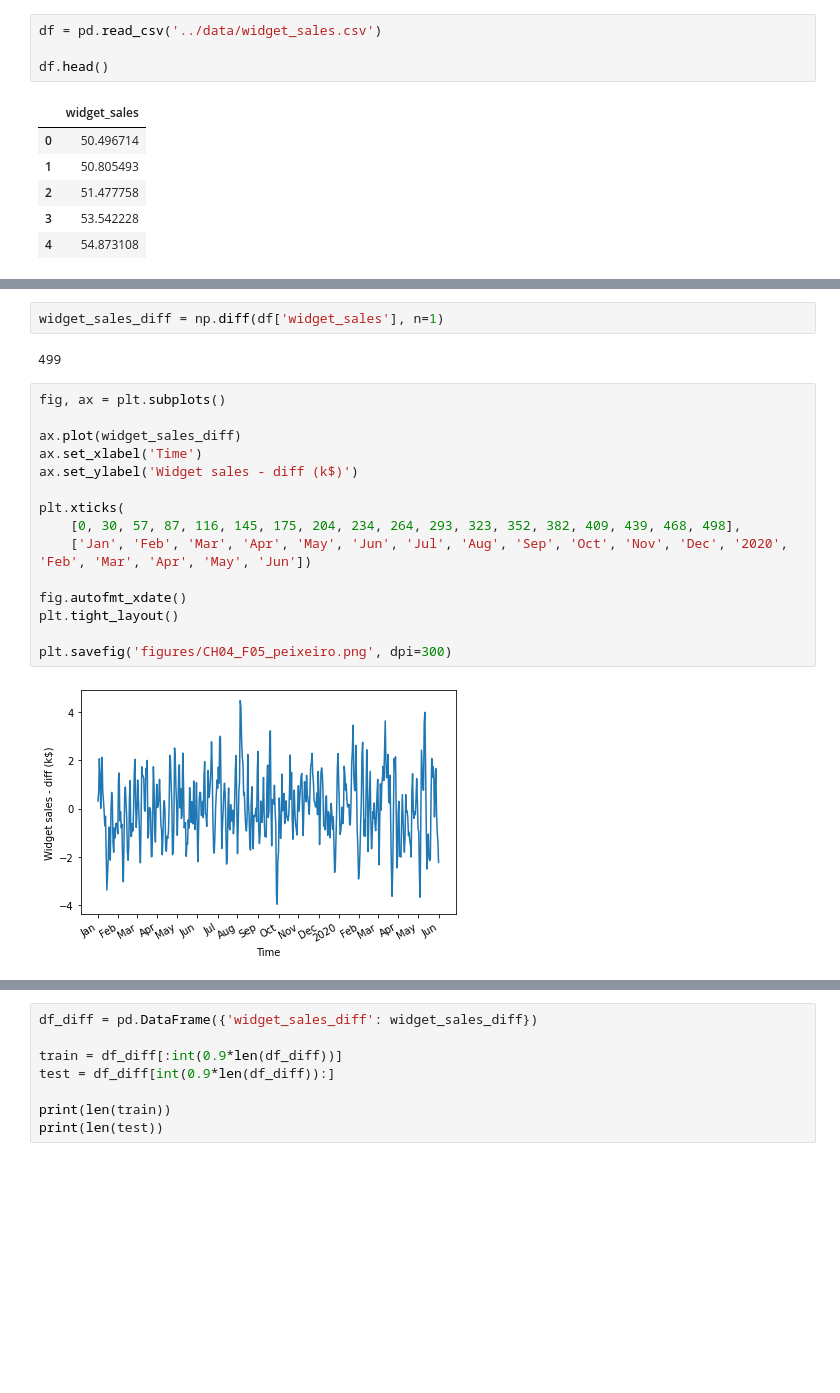
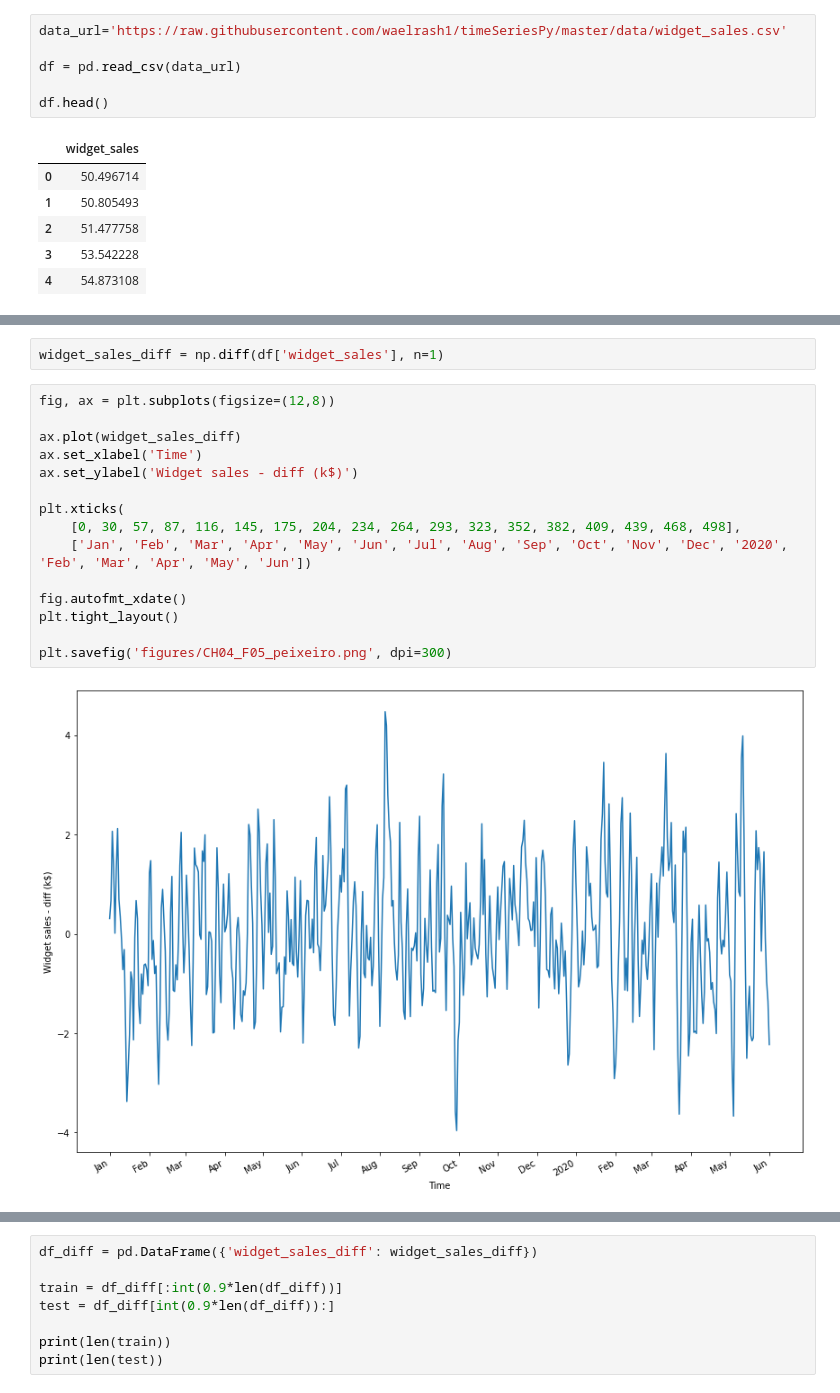
Before and after one commit to waelrash1/forecastingmodelsPY, a Jupyter notebook: CH04/CH04.ipynb, the cells around one changed output, grey strips where cells are left out. Drawn from its saved outputs; the diff is of its cells as text; blank space fills up the shorter version.

```diff
--- a/CH04/CH04.ipynb
+++ b/CH04/CH04.ipynb
@@ -16,5 +35,7 @@ warnings.filterwarnings('ignore')
 # %%
-df = pd.read_csv('../data/widget_sales.csv')
+data_url='https://raw.githubusercontent.com/waelrash1/timeSeriesPy/master/data/widget_sales.csv'
+
+df = pd.read_csv(data_url)
 
 df.head()
 # %% [output]
@@ -53,24 +173,22 @@ p-value: 0.5274845352272619
 # %%
 widget_sales_diff = np.diff(df['widget_sales'], n=1)
-# %% [output]
-499
 # %%
-fig, ax = plt.subplots()
+fig, ax = plt.subplots(figsize=(12,8))
 
 ax.plot(widget_sales_diff)
 ax.set_xlabel('Time')
 ax.set_ylabel('Widget sales - diff (k$)')
 
 plt.xticks(
     [0, 30, 57, 87, 116, 145, 175, 204, 234, 264, 293, 323, 352, 382, 409, 439, 468, 498],
     ['Jan', 'Feb', 'Mar', 'Apr', 'May', 'Jun', 'Jul', 'Aug', 'Sep', 'Oct', 'Nov', 'Dec', '2020', 'Feb', 'Mar', 'Apr', 'May', 'Jun'])
 
 fig.autofmt_xdate()
 plt.tight_layout()
 
 plt.savefig('figures/CH04_F05_peixeiro.png', dpi=300)
 # %% [output]
-[figure, old version]
+[figure, new version]
 # %%
 ADF_result = adfuller(widget_sales_diff)
 
```
Also changed, not shown: parts of 41 cells of this notebook, 25 other files.
